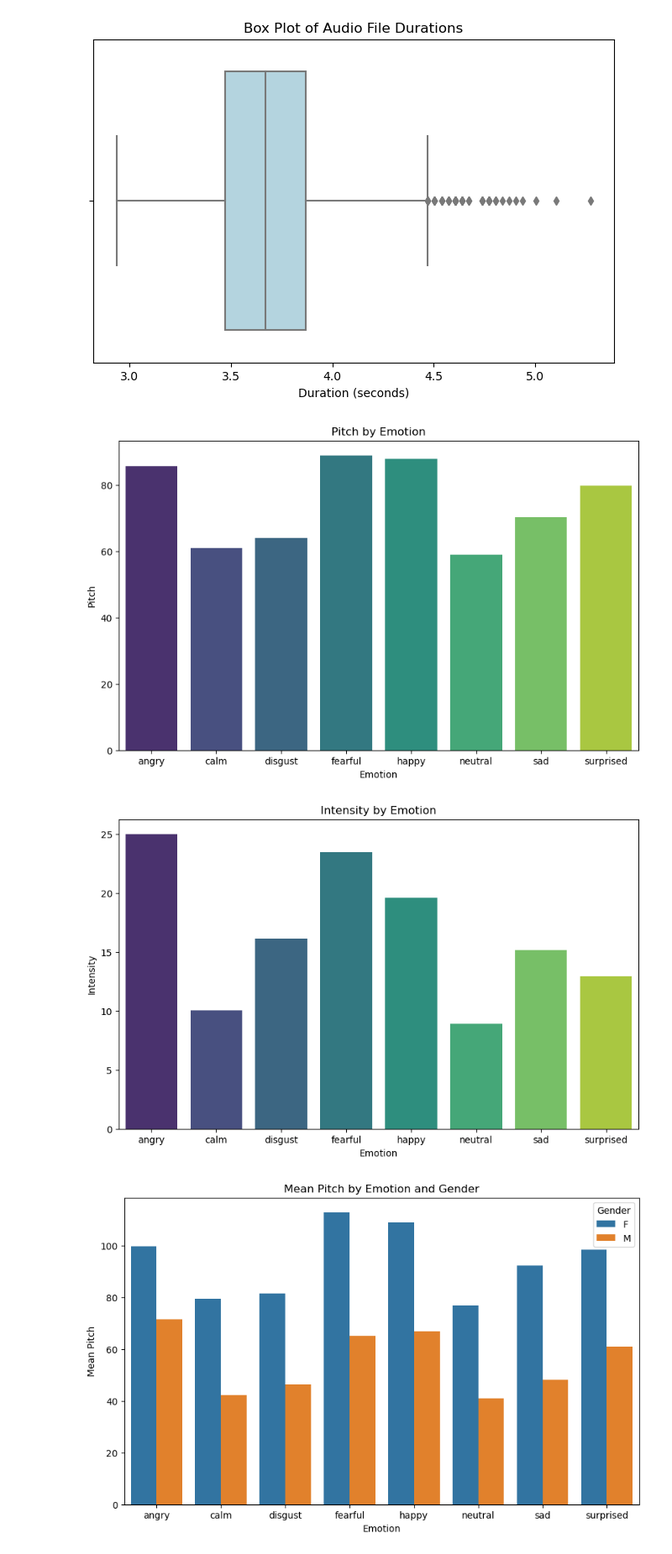
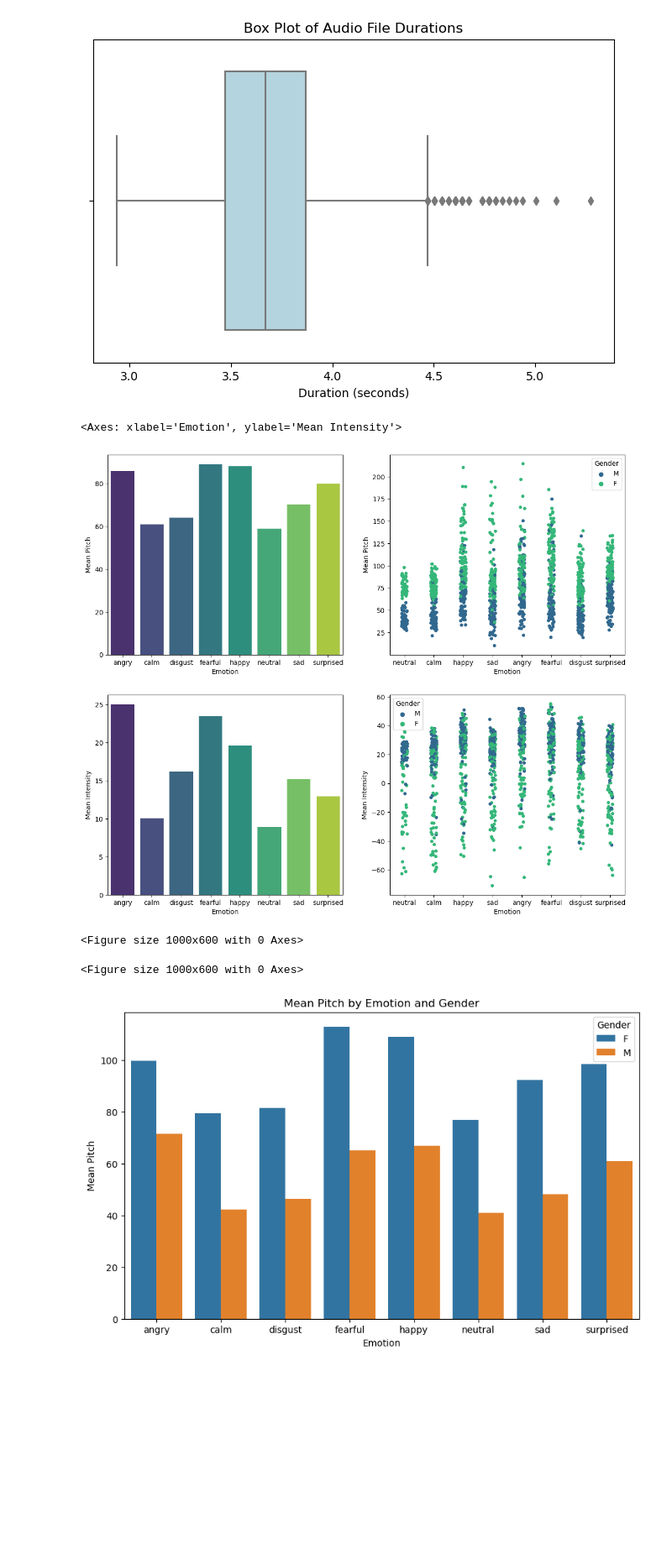
Before and after one commit to MoominHana/speech-emotion-recognition, a Jupyter notebook: project/emotion.ipynb, the cells around one changed output. Shown at 84% size. Saved outputs shown, nothing was run; the diff lists cells and outputs as text; code cells hidden in the pictures; blank space fills up the shorter version.

Commit message:
Added Pitch and Intensity EDA

```diff
--- a/project/emotion.ipynb
+++ b/project/emotion.ipynb
@@ -157,26 +163,32 @@ plt.show()
 # %%
 # Calculate mean or median for Pitch and Intensity
 pitch_means = df.groupby('Emotion')['Mean Pitch'].mean().reset_index()
 intensity_means = df.groupby('Emotion')['Mean Intensity'].mean().reset_index()
 
+fig, axes = plt.subplots(2, 2, figsize=(14, 12))
+
 # Plot for Pitch
 plt.figure(figsize=(10, 6))
-sns.barplot(x='Emotion', y='Mean Pitch', data=pitch_means, palette='viridis')
-plt.title('Pitch by Emotion')
-plt.xlabel('Emotion')
-plt.ylabel('Pitch')
-plt.show()
+sns.barplot(x='Emotion', y='Mean Pitch', data=pitch_means, palette='viridis', ax=axes[0, 0])
+sns.stripplot(data=df, x="Emotion", y="Mean Pitch", hue='Gender', palette='viridis', jitter=True, ax=axes[0, 1])
+# plt.title('Pitch by Emotion')
+# plt.xlabel('Emotion')
+# plt.ylabel('Pitch')
+# plt.show()
 
 # Plot for Intensity
 plt.figure(figsize=(10, 6))
-sns.barplot(x='Emotion', y='Mean Intensity', data=intensity_means, palette='viridis')
-plt.title('Intensity by Emotion')
-plt.xlabel('Emotion')
-plt.ylabel('Intensity')
-plt.show()
+sns.barplot(x='Emotion', y='Mean Intensity', data=intensity_means, palette='viridis', ax=axes[1, 0])
+sns.stripplot(data=df, x="Emotion", y="Mean Intensity", hue='Gender', palette='viridis', jitter=True, ax=axes[1, 1])
+# plt.title('Intensity by Emotion')
+# plt.xlabel('Emotion')
+# plt.ylabel('Intensity')
+# plt.show()
 # %% [output]
+<Axes: xlabel='Emotion', ylabel='Mean Intensity'>
-[figure, old version]
+[figure, new version]
-[figure, removed]
+<Figure size 1000x600 with 0 Axes>
+<Figure size 1000x600 with 0 Axes>
 # %%
 # Calculate mean for both Pitch and Intensity, grouped by Emotion and Gender
 pitch_means = df.groupby(['Emotion', 'Gender'])['Mean Pitch'].mean().reset_index()
```
Also changed, not shown: parts of 2 cells of this notebook, 1 other file.
